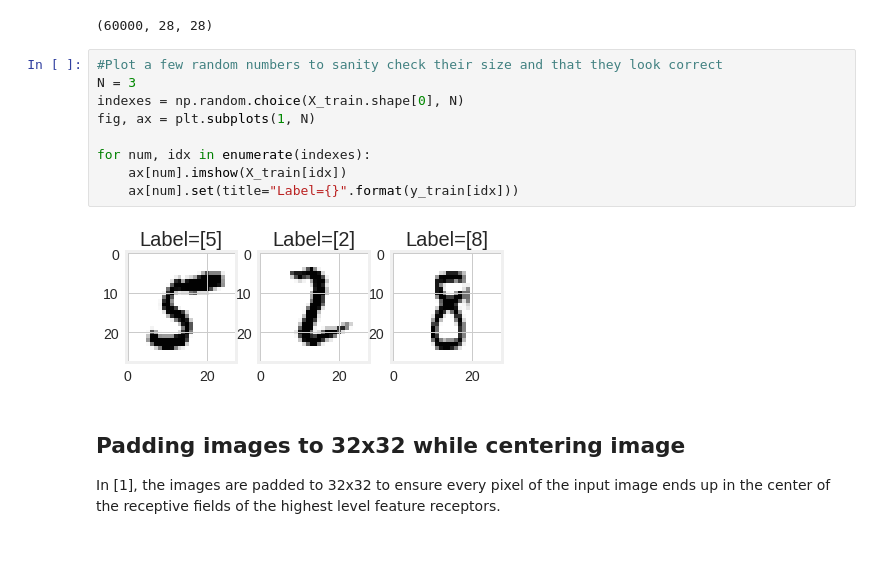
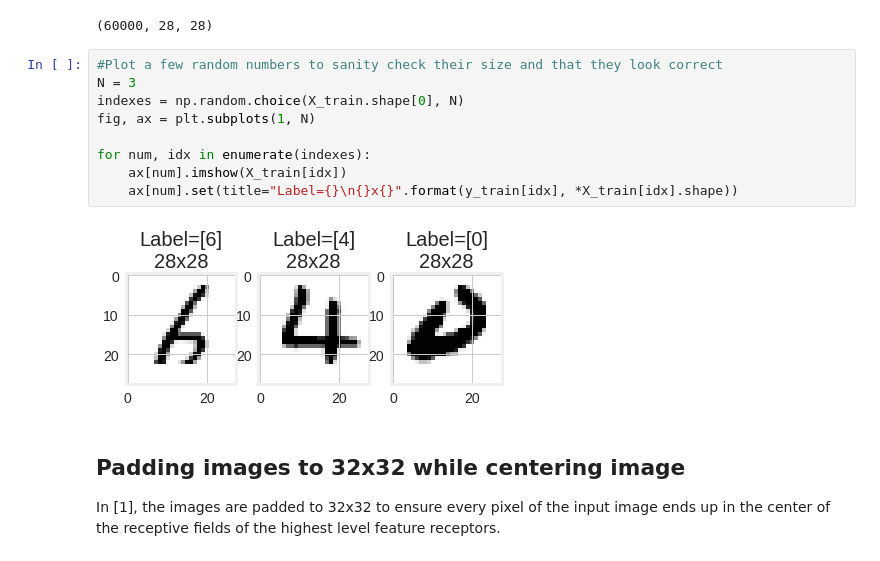
Before and after one commit to timgasser/keras-mnist, a Jupyter notebook: notebooks/neural_net_models.ipynb, the cells around one changed output. Cells and saved outputs as stored; diff of their text form.

```diff
--- a/notebooks/neural_net_models.ipynb
+++ b/notebooks/neural_net_models.ipynb
@@ -414,14 +418,14 @@ Loading pickle files
 # %%
 #Plot a few random numbers to sanity check their size and that they look correct
 N = 3
 indexes = np.random.choice(X_train.shape[0], N)
 fig, ax = plt.subplots(1, N)
 
 for num, idx in enumerate(indexes):
     ax[num].imshow(X_train[idx])
-    ax[num].set(title="Label={}".format(y_train[idx]))
+    ax[num].set(title="Label={}\n{}x{}".format(y_train[idx], *X_train[idx].shape))
 # %% [output]
-[figure, old version]
+[figure, new version]
 # %% [markdown]
 ## Padding images to 32x32 while centering image
 
```
Also changed, not shown: parts of 34 cells of this notebook.
